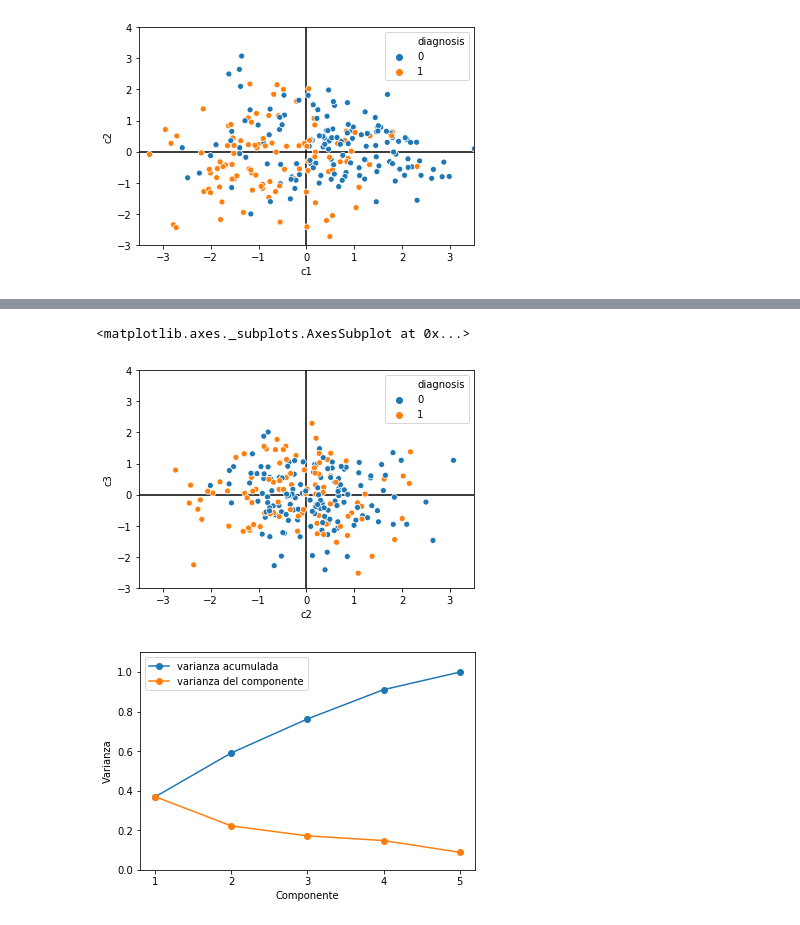
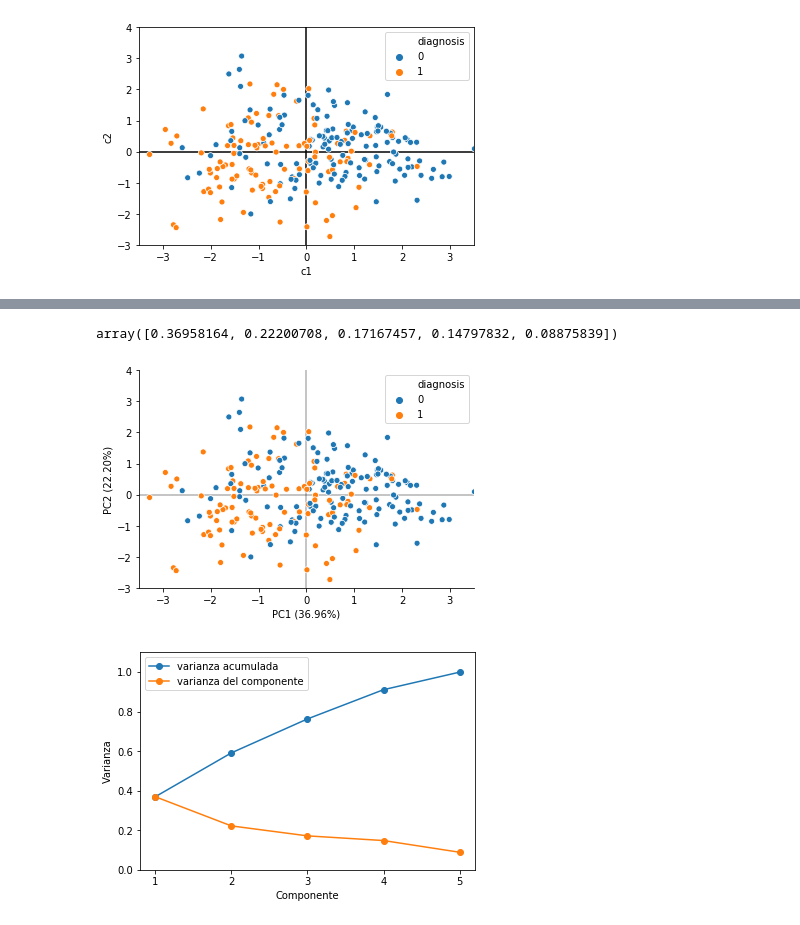
Before and after one commit to ekiMGlz/AplicadaIII, a Jupyter notebook: Final/Trabajo final.ipynb, the cells around one changed output, grey strips where cells are left out. Saved outputs shown, nothing was run; the diff lists cells and outputs as text; code cells hidden in the pictures.

```diff
--- a/Final/Trabajo final.ipynb
+++ b/Final/Trabajo final.ipynb
@@ -727,12 +729,20 @@ plt.savefig("img/componentes.png", dpi = 700)
+# %%
+Var_C
+# %% [output]
+array([0.36958164, 0.22200708, 0.17167457, 0.14797832, 0.08875839])
 # %%
-plt.hlines(0, -3.5, 3.5, zorder = -1)
-plt.vlines(0, -3, 4, zorder = -1)
+ax = plt.subplot()
+plt.hlines(0, -3.5, 3.5, zorder = -1, alpha = 0.3)
+plt.vlines(0, -3, 4, zorder = -1, alpha = 0.3)
 plt.axis([-3.5, 3.5, -3, 4])
-sns.scatterplot(x = "c2", y = "c3", data = pca_df_train, hue = "diagnosis")
-#plt.savefig("img/componentes.png", dpi = 700)
+sns.scatterplot(x = "c1", y = "c2", data = pca_df_train, hue = "diagnosis")
+ax.spines['right'].set_visible(False)
+ax.spines['top'].set_visible(False)
+plt.xlabel("PC1 (36.96%)")
+plt.ylabel("PC2 (22.20%)")
+plt.savefig("img/componentes.png", dpi = 700)
 # %% [output]
-<matplotlib.axes._subplots.AxesSubplot at 0x...>
-[figure, old version]
+[figure, new version]
 # %%
 Var_C = pca.explained_variance_ratio_
 var_acum = [Var_C[0]]
```
Also changed, not shown: parts of 32 cells of this notebook.
